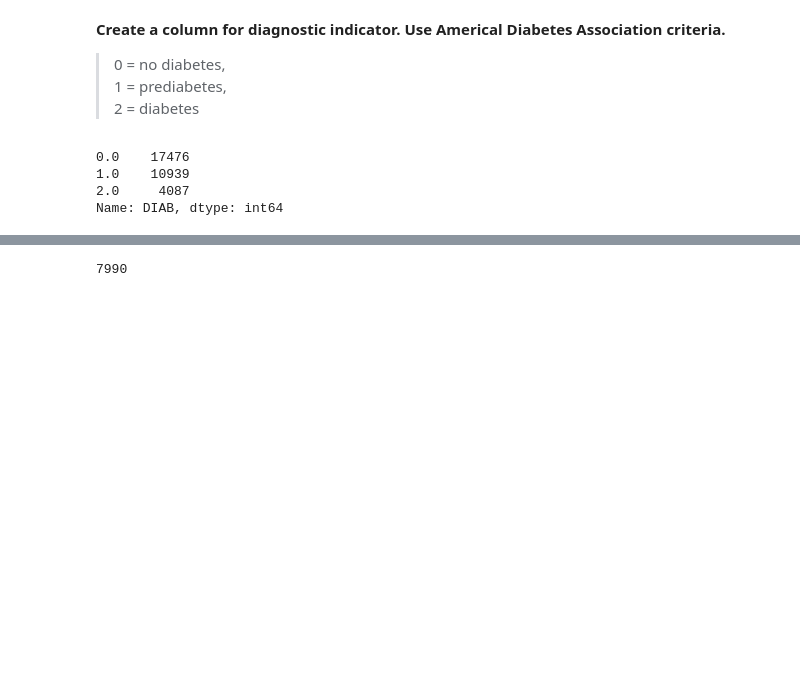
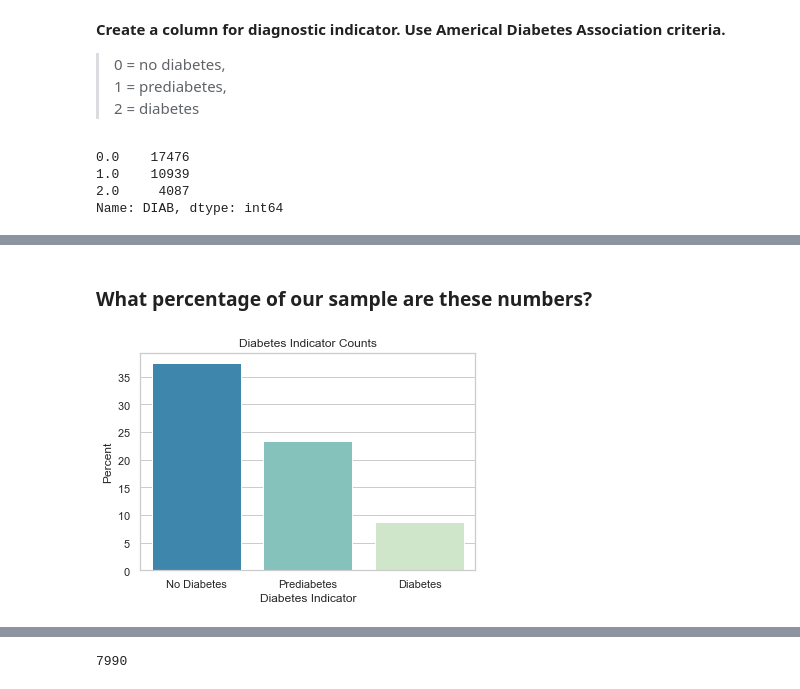
Before and after one commit to tcardwell/Diabetes-Study, a Jupyter notebook: Capstone 1 EDA.ipynb, the cells around one changed output, grey strips where cells are left out. Saved outputs shown, nothing was run; the diff lists cells and outputs as text; code cells hidden in the pictures; blank space fills up the shorter version.

```diff
--- a/Capstone 1 EDA.ipynb
+++ b/Capstone 1 EDA.ipynb
@@ -288,0 +294,11 @@ plt.show()
+# %% [markdown]
+### What percentage of our sample are these numbers?
+# %%
+ax = sns.barplot(x="DIAB", y="DIAB", data=labs, estimator=lambda DIAB: len(DIAB) / len(labs) * 100, palette='GnBu_r')
+ax.set_xticklabels(['No Diabetes', 'Prediabetes', 'Diabetes'])
+ax.set_title('Diabetes Indicator Counts')
+ax.set_xlabel('Diabetes Indicator')
+ax.set_ylabel('Percent')
+plt.show()
+# %% [output]
+[figure, added]
```
Also changed, not shown: parts of 28 cells of this notebook.
